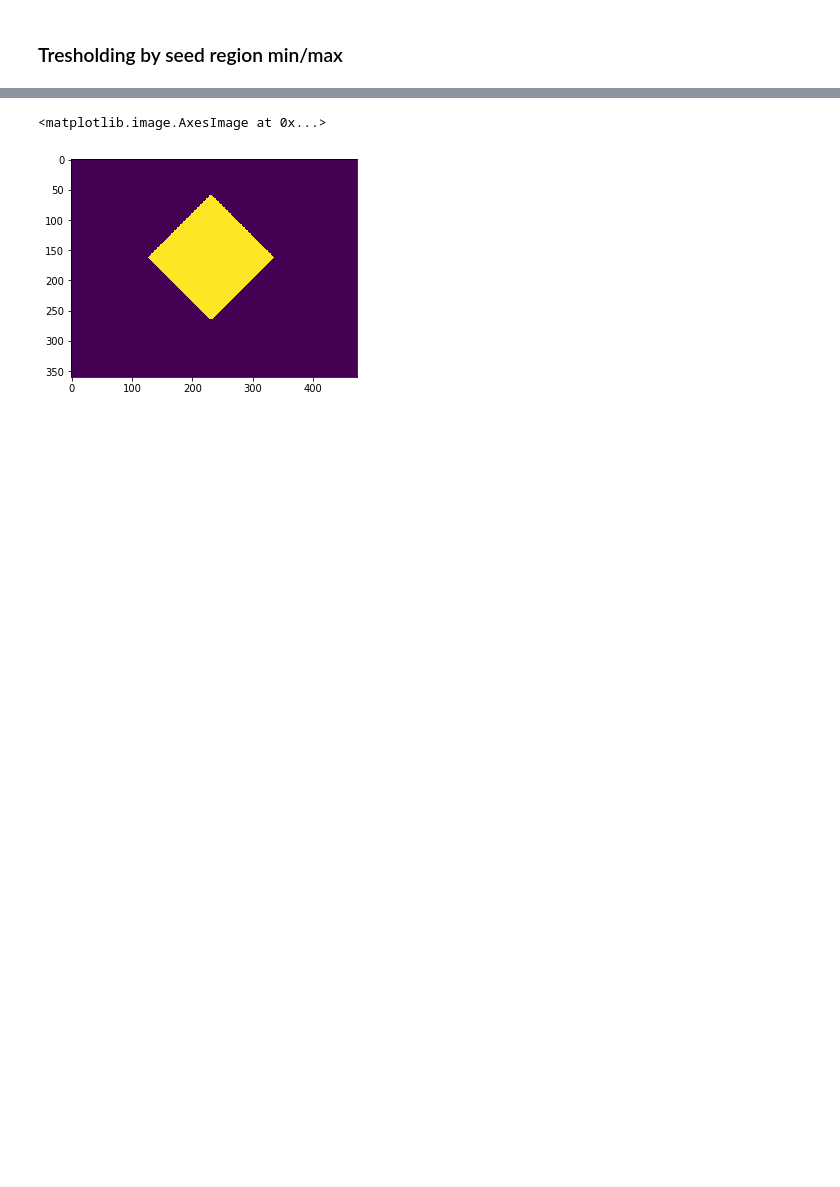
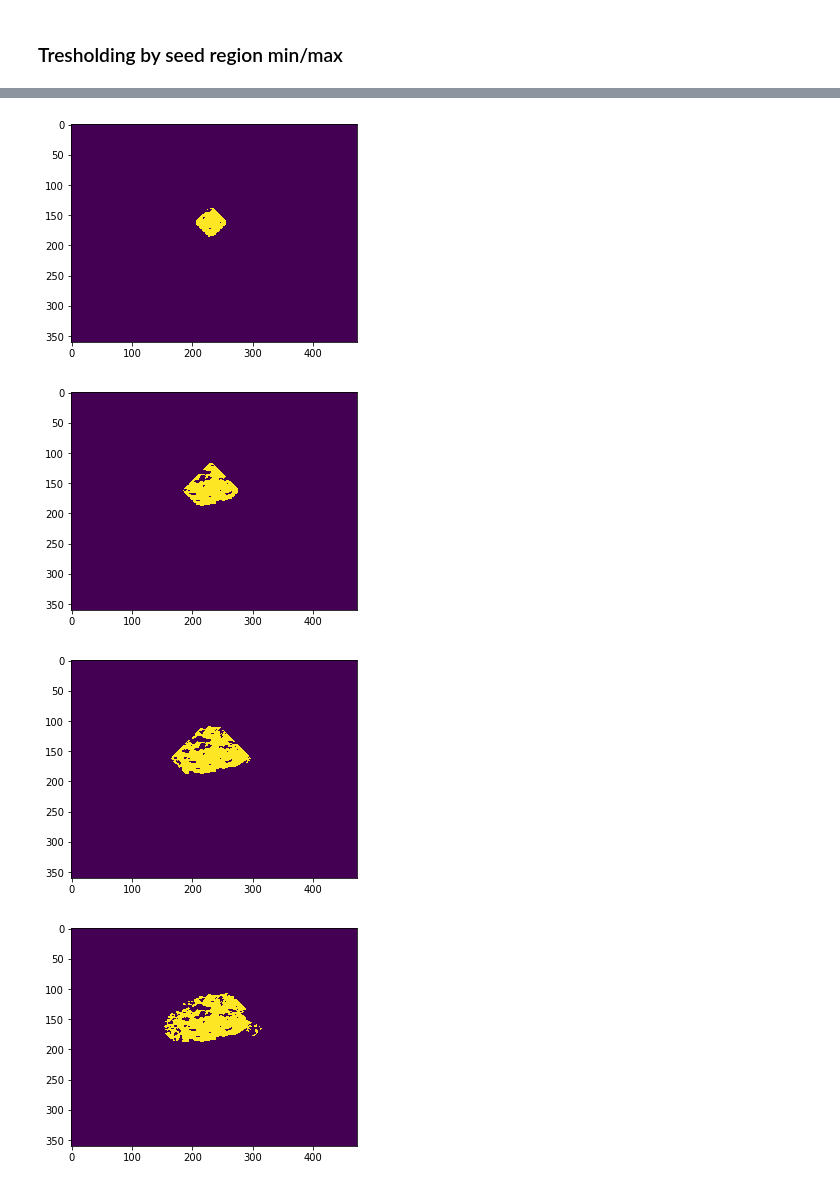
Before and after one commit to penn-ultrasound-research-laboratory/Deep-Ultrasound-Classification, a Jupyter notebook: _notebooks/LeakPluggingCary.ipynb, the cells around one changed output, grey strips where cells are left out. Saved outputs shown, nothing was run; the diff lists cells and outputs as text; code cells hidden in the pictures; blank space fills up the shorter version.

Commit message:
got basic region growing by dilation working

```diff
--- a/_notebooks/LeakPluggingCary.ipynb
+++ b/_notebooks/LeakPluggingCary.ipynb
@@ -57,13 +57,15 @@ plt.imshow(scan_window)
 # %% [markdown]
 ### Determine seed point in scan window
 # %%
-HALF_WIDTH = 3
+SEED_REGION_RADIUS = 5
 
-roi_rect, seed_pt = xian.get_ROI_debug(scan_window)
+_, seed_pt = xian.get_ROI_debug(scan_window)
 seed_pt = np.flip(seed_pt.astype(int), axis=0)
 
-start_pt = np.flip(seed_pt.astype(int), axis=0) - HALF_WIDTH
-end_pt = np.flip(seed_pt.astype(int), axis=0) + HALF_WIDTH
+## Rectangle bounds
+
+start_pt = seed_pt - SEED_REGION_RADIUS
+end_pt = seed_pt + SEED_REGION_RADIUS
 # %% [markdown]
 ## Seed region mask
 # %%
@@ -103,9 +110,12 @@ plt.imshow(thresh)
 # %%
 kernel = cv2.getStructuringElement(cv2.MORPH_ELLIPSE,(3,3))
+expanded = np.copy(seed_region)
 
 for i in range(10):
-    b = cv2.dilate(seed_region, kernel, iterations = 3)
-    plt.imshow(b)
+    dilated = cv2.dilate(expanded, kernel, iterations = 20)
+    expanded = cv2.bitwise_and(dilated, thresh)
 # %% [output]
-<matplotlib.image.AxesImage at 0x...>
-[figure, old version]
+[figure, new version]
+[figure, added]
+[figure, added]
+[figure, added]
```
Also changed, not shown: parts of 3 cells of this notebook.
